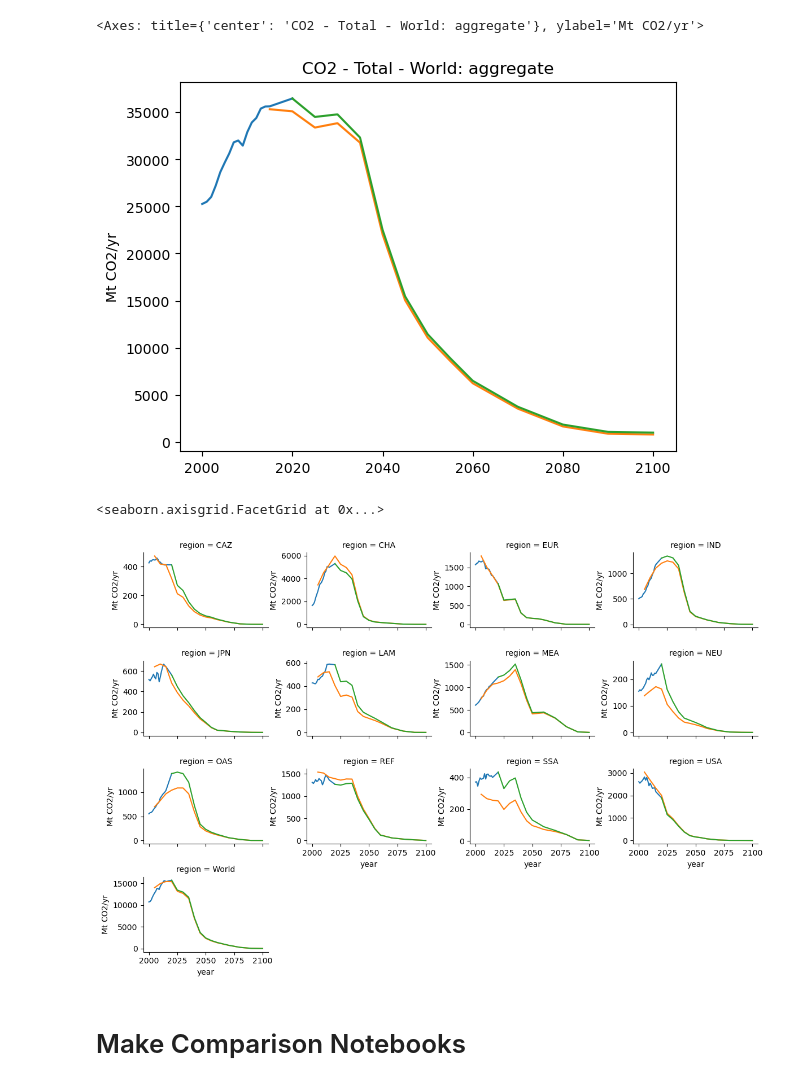
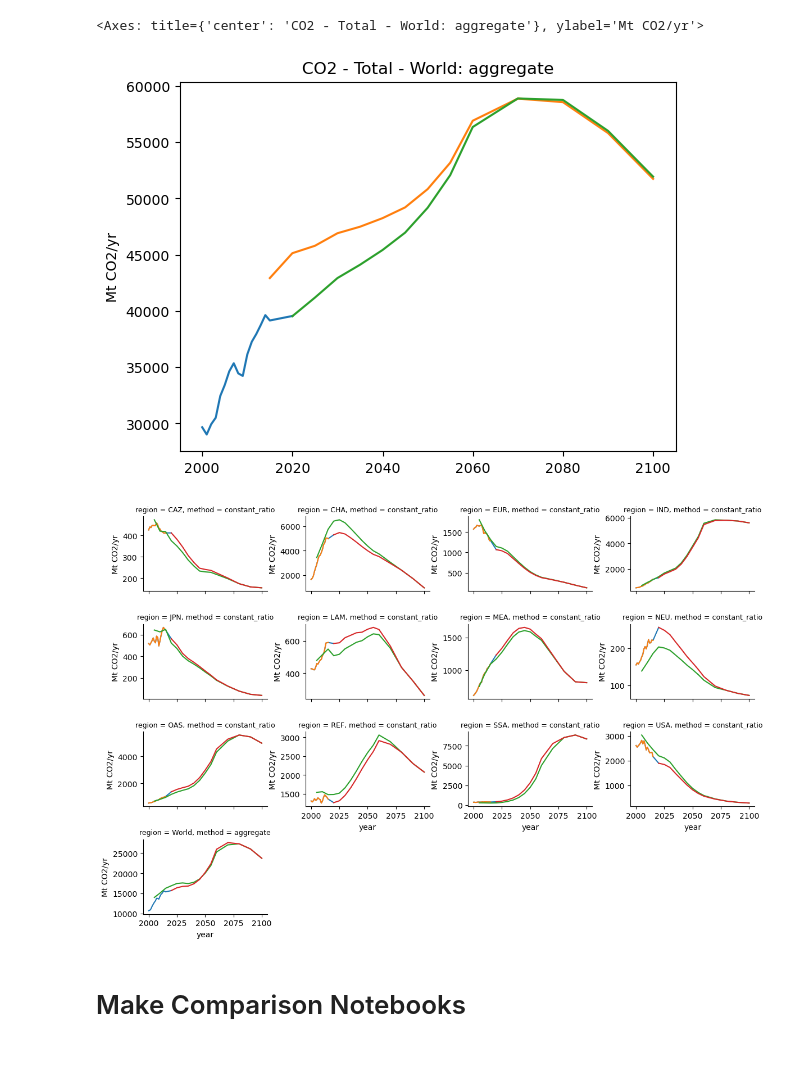
Before and after one commit to jkikstra/concordia, a Jupyter notebook: notebooks/build-harmonization-report.ipynb, the cells around one changed output. Drawn from its saved outputs; the diff is of its cells as text; code cells hidden in the pictures; blank space fills up the shorter version.

Commit message:
Include new scenarios

```diff
--- a/notebooks/build-harmonization-report.ipynb
+++ b/notebooks/build-harmonization-report.ipynb
@@ -37,13 +66,14 @@ def make_totals(df):
             df
             .loc[~isin(region='World')] # don't count aviation
             .groupby(level=list(set(level) - set(['region'])))
-            .sum()
+            .agg(lambda s: s.sum(skipna=False))
             .pix.assign(region="World", order=level)
         ),
         (
             df
+            .loc[~isin(sector="Total")] # don't count global totals
             .groupby(level=list(set(level) - set(['region', 'sector'])))
-            .sum()
+            .agg(lambda s: s.sum(skipna=False))
             .pix.assign(region='World', sector='Total', order=level)
         )
     ])
@@ -51,16 +81,34 @@ def make_totals(df):
         ret = ret.pix.assign(method="aggregate", order=original_levels)
     return ret
 
-harm = pd.concat([harm, make_totals(harm)])
-model = pd.concat([model, make_totals(model)])
-hist = pd.concat([hist, make_totals(hist)])
+harm = concat([harm, make_totals(harm)])
+model = concat([model, make_totals(model)])
+hist = concat([hist, make_totals(hist)])
+# %%
+cmip6_hist = regionmapping.aggregate(
+    pd.read_csv(
+        base_path / "historical" / "cmip6" / "history.csv", index_col=list(range(5))
+    )
+    .rename_axis(index=str.lower)
+    .rename(columns=int)
+    .pipe(extract_sector_gas)
+    .pix.assign(
+        model="CEDS",
+        scenario="CMIP6",
+    ),
+    level="region",
+).pix.fixna().pix.dropna().loc[~isin(sector="Total")]
+# %%
+hist = concat([hist, cmip6_hist])
 # %%
-def plot_harm(sel, levels=["gas", "sector", "region"]):
-    h = harm.loc[sel]
+def plot_harm(sel, scenario=None, levels=["gas", "sector", "region"]):
+    model_sel = sel if scenario is None else sel & isin(scenario=scenario)
+    h = harm.loc[model_sel]
     data = concat(
         dict(
-            CEDS=hist.loc[sel],
-            Unharmonized=model.loc[sel],
+            CEDS=hist.loc[sel & isin(scenario="Synthetic (GFED/CEDS/Global)")],
+            CMIP6=hist.loc[sel & isin(scenario="CMIP6")],
+            Unharmonized=model.loc[model_sel],
             Harmonized=h.droplevel("method"),
         ),
         keys="key",
@@ -90,17 +138,25 @@ def plot_harm(sel, levels=["gas", "sector", "region"]):
         height=2,
         aspect=1.5
     ).set(ylabel=data.pix.unique("unit").item())
+    methods = pd.Series(h.index.pix.project("method"), h.index.pix.project(non_unique))
+    for label, ax in g.axes_dict.items():
+        ax.set_title(f"{non_unique} = {label}, method = {methods[label]}", fontsize=9)
     return g
 # %%
-plot_harm(isin(region="World", sector="Total", gas="CO2"))
+plot_harm(
+    isin(region="World", sector="Total", gas="CO2"),
+    scenario="RESCUE-Tier1-Extension-2023-07-27-Baseline",
+)
 # %% [output]
 <Axes: title={'center': 'CO2 - Total - World: aggregate'}, ylabel='Mt CO2/yr'>
-[figure, old version]
+[figure, new version]
 # %%
-plot_harm(isin(sector="Energy Sector", gas="CO2"))
+g = plot_harm(
+    isin(sector="Energy Sector", gas="CO2"),
+    scenario="RESCUE-Tier1-Extension-2023-07-27-Baseline",
+)
 # %% [output]
-<seaborn.axisgrid.FacetGrid at 0x...>
-[figure, old version]
+[figure, new version]
 # %% [markdown]
 # Make Comparison Notebooks
 # %%
```
Also changed, not shown: parts of 14 cells of this notebook, 4 other files.
